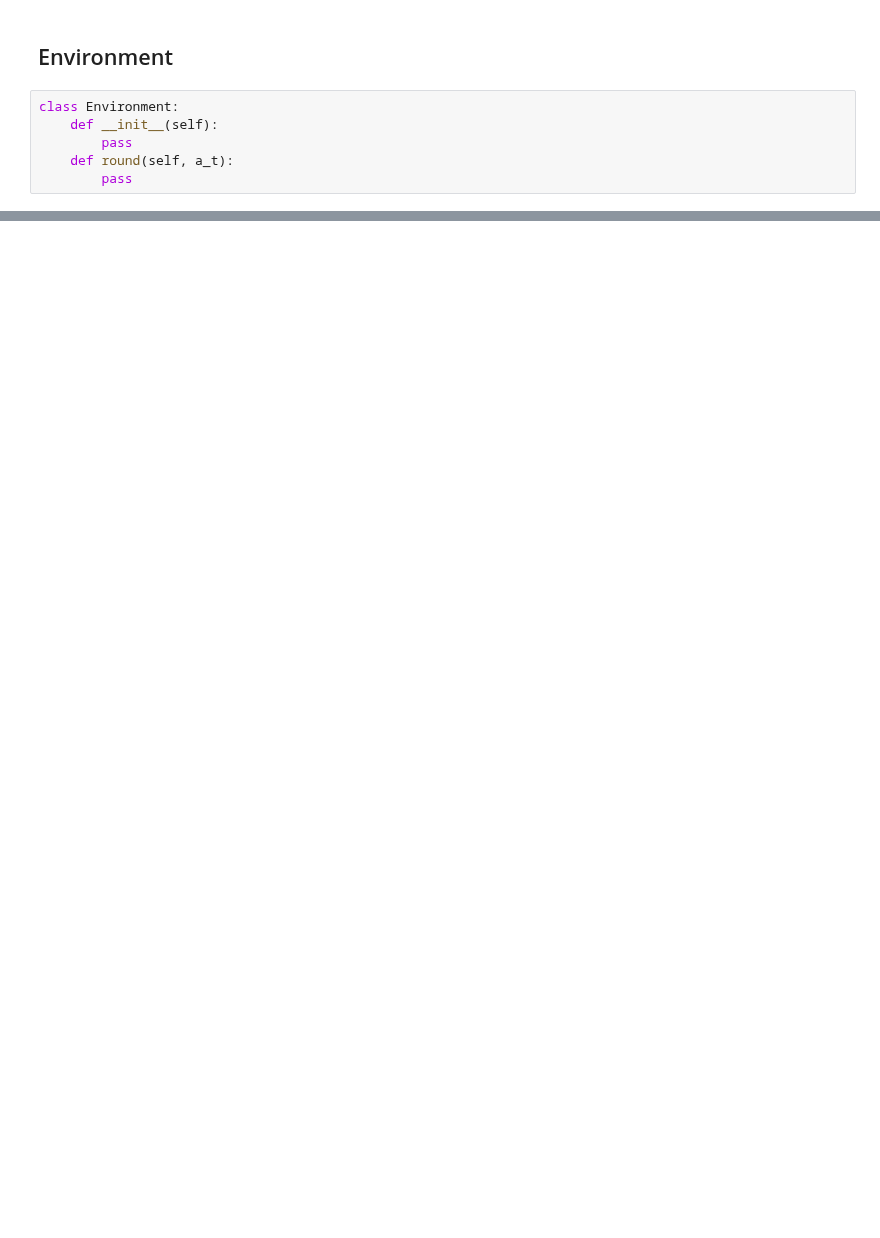
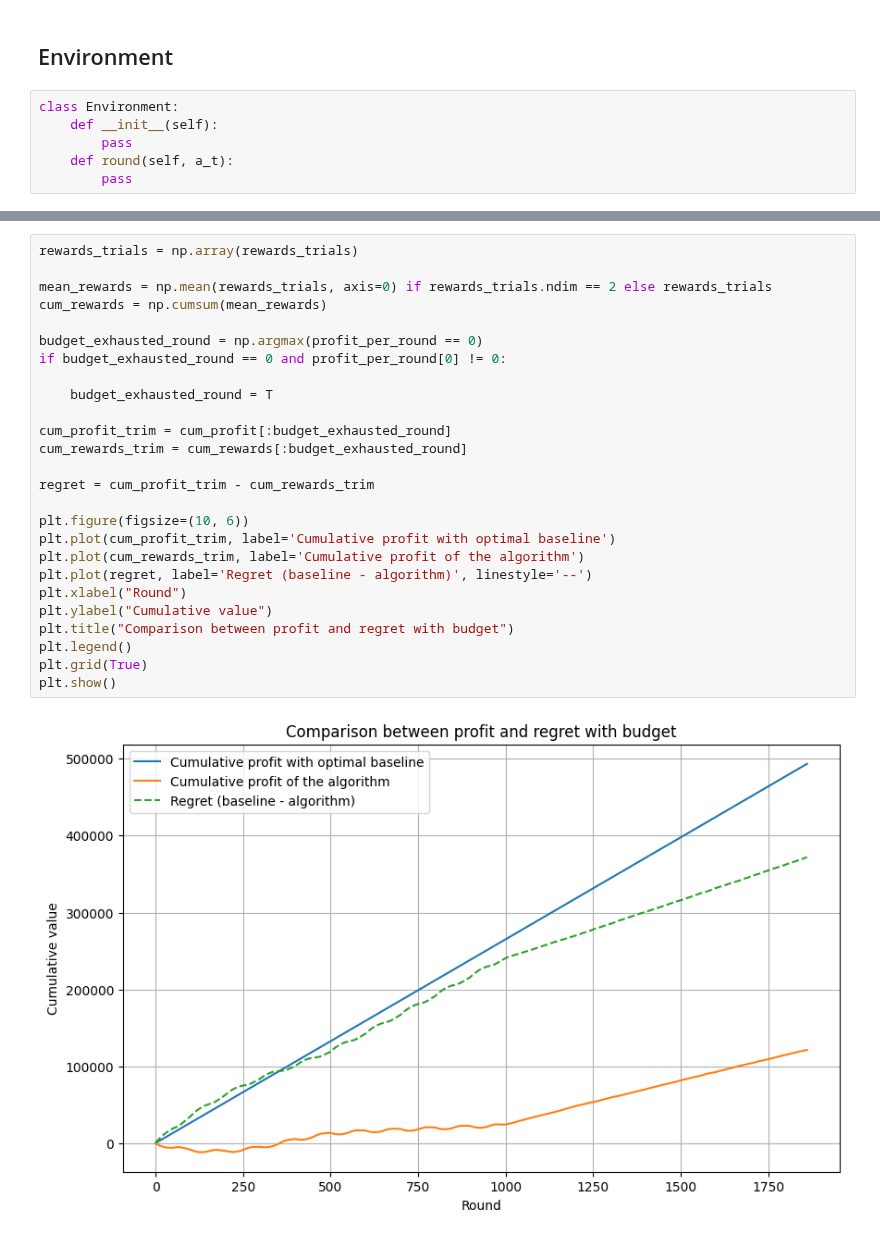
Before and after one commit to peetceenatoo/online-learning, a Jupyter notebook: R5.ipynb, the cells around one changed output, grey strips where cells are left out. Drawn from its saved outputs; the diff is of its cells as text; blank space fills up the shorter version.

Commit message:
Implemented sliding window and fixed regret

```diff
--- a/R5.ipynb
+++ b/R5.ipynb
@@ -301,0 +307,28 @@ plt.show()
+# %%
+rewards_trials = np.array(rewards_trials)
+
+mean_rewards = np.mean(rewards_trials, axis=0) if rewards_trials.ndim == 2 else rewards_trials
+cum_rewards = np.cumsum(mean_rewards)
+
+budget_exhausted_round = np.argmax(profit_per_round == 0)
+if budget_exhausted_round == 0 and profit_per_round[0] != 0:
+
+    budget_exhausted_round = T
+
+cum_profit_trim = cum_profit[:budget_exhausted_round]
+cum_rewards_trim = cum_rewards[:budget_exhausted_round]
+
+regret = cum_profit_trim - cum_rewards_trim
+
+plt.figure(figsize=(10, 6))
+plt.plot(cum_profit_trim, label='Cumulative profit with optimal baseline')
+plt.plot(cum_rewards_trim, label='Cumulative profit of the algorithm')
+plt.plot(regret, label='Regret (baseline - algorithm)', linestyle='--')
+plt.xlabel("Round")
+plt.ylabel("Cumulative value")
+plt.title("Comparison between profit and regret with budget")
+plt.legend()
+plt.grid(True)
+plt.show()
+# %% [output]
+[figure, added]
```
Also changed, not shown: parts of 16 cells of this notebook.
